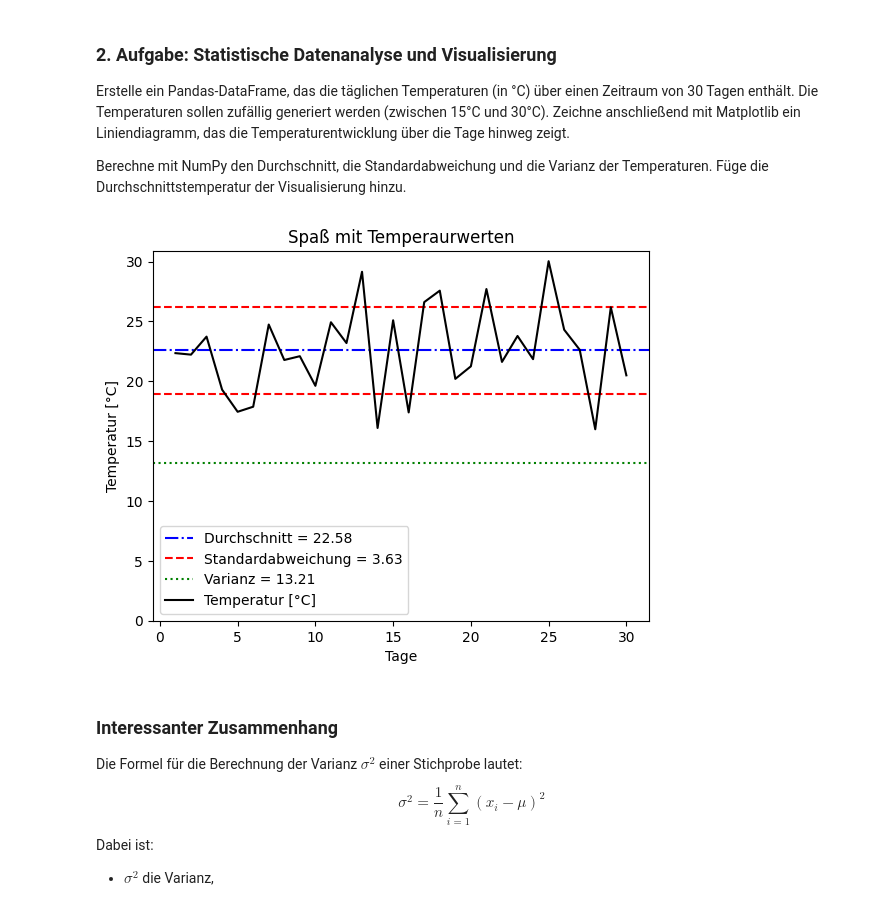
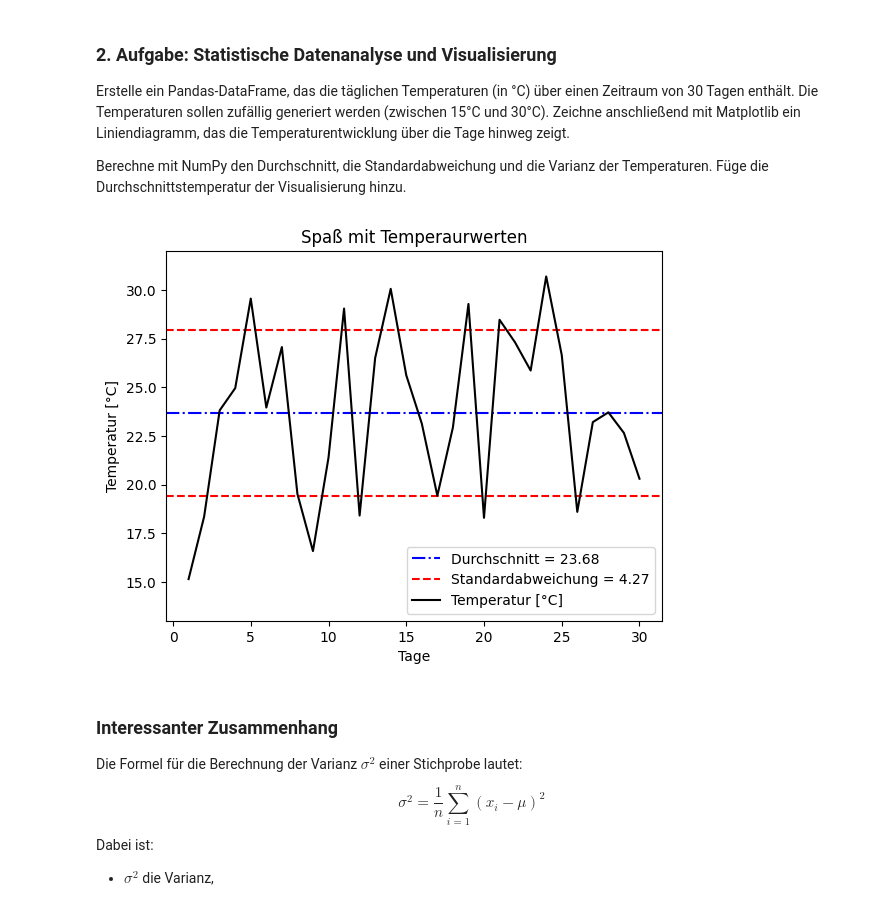
Before and after one commit to schaeferju/003_004, a Jupyter notebook: PythonGrundlagen_005/PythonGrundlagen_005.ipynb, the cells around one changed output. Cells and saved outputs as stored; diff of their text form; code cells hidden in the pictures.

```diff
--- a/PythonGrundlagen_005/PythonGrundlagen_005.ipynb
+++ b/PythonGrundlagen_005/PythonGrundlagen_005.ipynb
@@ -216,36 +216,36 @@ Füge die Durchschnittstemperatur der Visualisierung hinzu.
 
 # Import benötigter Bibiliotheken
 import numpy as np
 import pandas as pd
 import matplotlib.pyplot as plt
 
 # Erstelle ein Pandas-DataFrame mit zufälligen Temperaturen
 daten = pd.DataFrame({
     'Index': range(1, 31),
     'Values': np.random.uniform(15, 31, 30)
 })
 
 # Berechnungen mit NumPy
 Durchschnitt = np.mean(daten['Values'])
 Standardabweichung = np.std(daten['Values'])
 Varianz = np.var(daten['Values'])
 
 # Zeige die statistischen Werte an
 plt.axhline(Durchschnitt, color='b', linestyle='-.', label=f'Durchschnitt = {Durchschnitt:.2f}')
 plt.axhline(Durchschnitt + Standardabweichung, color='r', linestyle='dashed', label=f'Standardabweichung = {Standardabweichung:.2f}')
 plt.axhline(Durchschnitt - Standardabweichung, color='r', linestyle='dashed')
-plt.axhline(Varianz, color='g', linestyle = ':', label=f'Varianz = {Varianz:.2f}')
+    # plt.axhline(Varianz, color='g', linestyle = ':', label=f'Varianz = {Varianz:.2f}')
 
 # Zeichne das Liniendiagramm
 plt.plot(daten['Index'], daten['Values'], color = 'black', linestyle='-', label='Temperatur [°C]')
 plt.xlabel('Tage')
 plt.ylabel('Temperatur [°C]')
 plt.title('Spaß mit Temperaurwerten')
-plt.ylim(0, None)
+plt.ylim(13, 32)
 plt.legend()
 plt.show()
 # %% [output]
-[figure, old version]
+[figure, new version]
 # %% [markdown]
 ### Interessanter Zusammenhang
 
```
Also changed, not shown: 4 other files.
